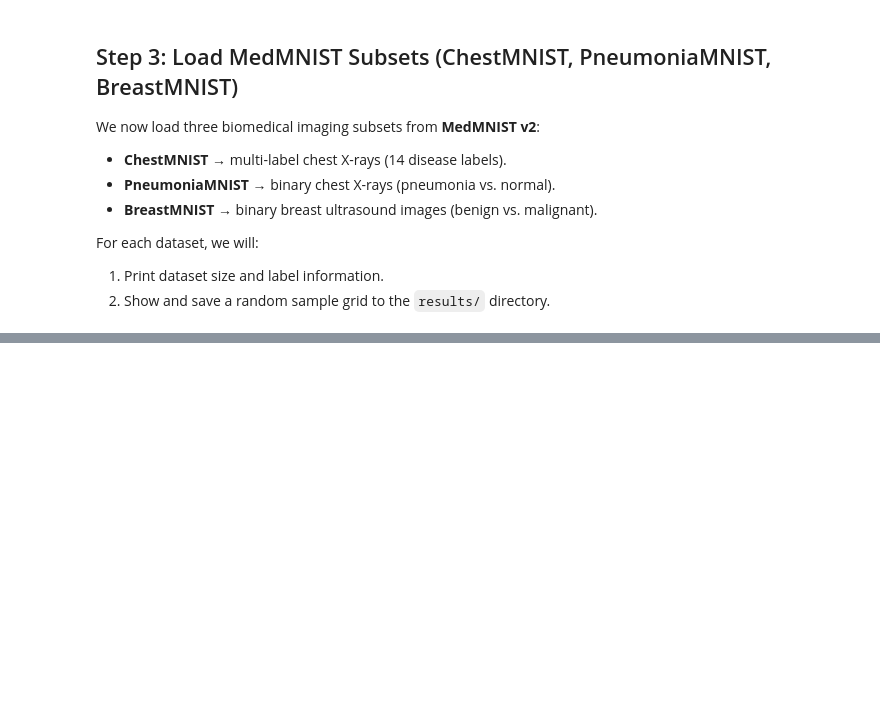
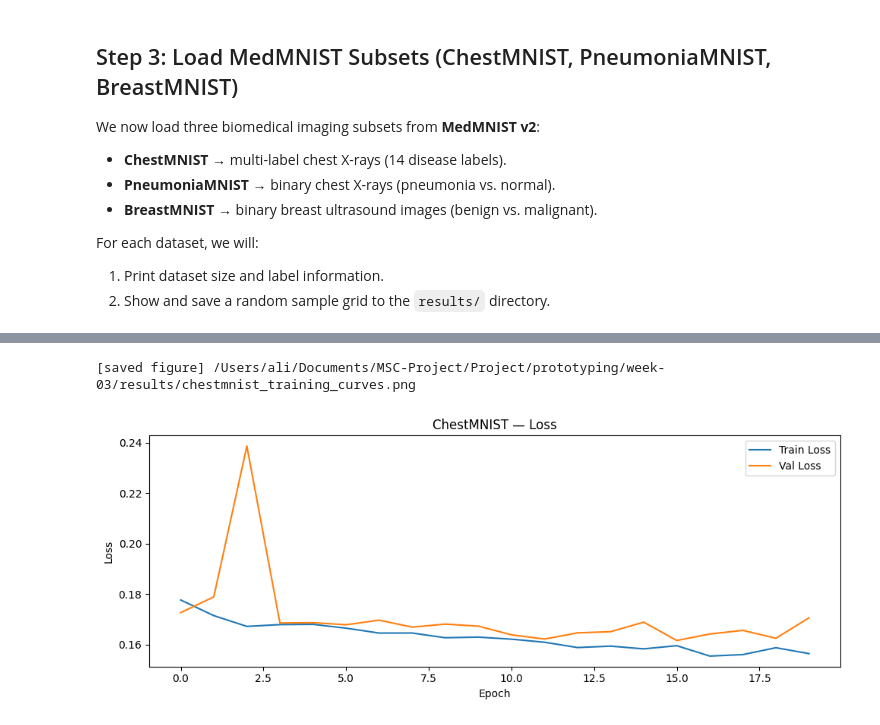
Before and after one commit to theAliHassan/med-analytics-thickdata, a Jupyter notebook: prototyping/week-03/week-03-notebook.ipynb, the cells around one changed output, grey strips where cells are left out. Saved outputs shown, nothing was run; the diff lists cells and outputs as text; code cells hidden in the pictures; blank space fills up the shorter version.

Commit message:
Add Week-03 baseline results: trained ResNet-18 on ChestMNIST, PneumoniaMNIST, and BreastMNIST; saved metrics, training curves, confusion matrices, ROC/PR plots, and model checkpoints.

```diff
--- a/prototyping/week-03/week-03-notebook.ipynb
+++ b/prototyping/week-03/week-03-notebook.ipynb
@@ -209,0 +550,3 @@ BreastMNIST     | split=train | size=546 | shape=(1, 28, 28)
+# %%
+# ChestMNIST: 14 classes, multi-label
+chest_model, chest_history = run_training("ChestMNIST", loaders["ChestMNIST"], num_classes=14, multi_label=True)
@@ -209,0 +585,38 @@ BreastMNIST     | split=train | size=546 | shape=(1, 28, 28)
+# %%
+import matplotlib.pyplot as plt
+
+def plot_training_curves(history, dataset_name, multi_label=False):
+    fig, ax = plt.subplots(1, 2 if not multi_label else 1, figsize=(10, 4))
+
+    # Loss curve
+    if multi_label:
+        ax.plot(history["train_loss"], label="Train Loss")
+        ax.plot(history["val_loss"], label="Val Loss")
+        ax.set_title(f"{dataset_name} — Loss")
+        ax.set_xlabel("Epoch")
+        ax.set_ylabel("Loss")
+        ax.legend()
+    else:
+        ax[0].plot(history["train_loss"], label="Train Loss")
+        ax[0].plot(history["val_loss"], label="Val Loss")
+        ax[0].set_title(f"{dataset_name} — Loss")
+        ax[0].set_xlabel("Epoch")
+        ax[0].set_ylabel("Loss")
+        ax[0].legend()
+
+        # Accuracy curve
+        ax[1].plot(history["train_acc"], label="Train Acc")
+        ax[1].plot(history["val_acc"], label="Val Acc")
+        ax[1].set_title(f"{dataset_name} — Accuracy")
+        ax[1].set_xlabel("Epoch")
+        ax[1].set_ylabel("Accuracy")
+        ax[1].legend()
+
+    plt.tight_layout()
+    save_figure(fig, f"{dataset_name.lower()}_training_curves.png")
+    plt.show()
+# %%
+plot_training_curves(chest_history, "ChestMNIST", multi_label=True)
+# %% [output]
+[saved figure] /Users/ali/Documents/MSC-Project/Project/prototyping/week-03/results/chestmnist_training_curves.png
+[figure, added]
```
Also changed, not shown: parts of 26 cells of this notebook, 22 other files.
